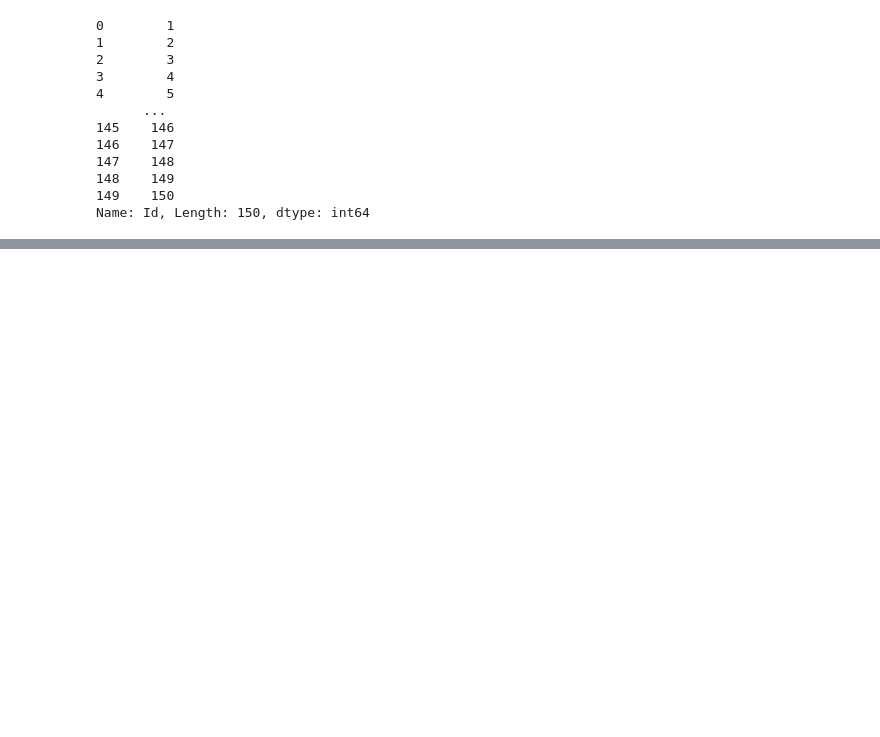
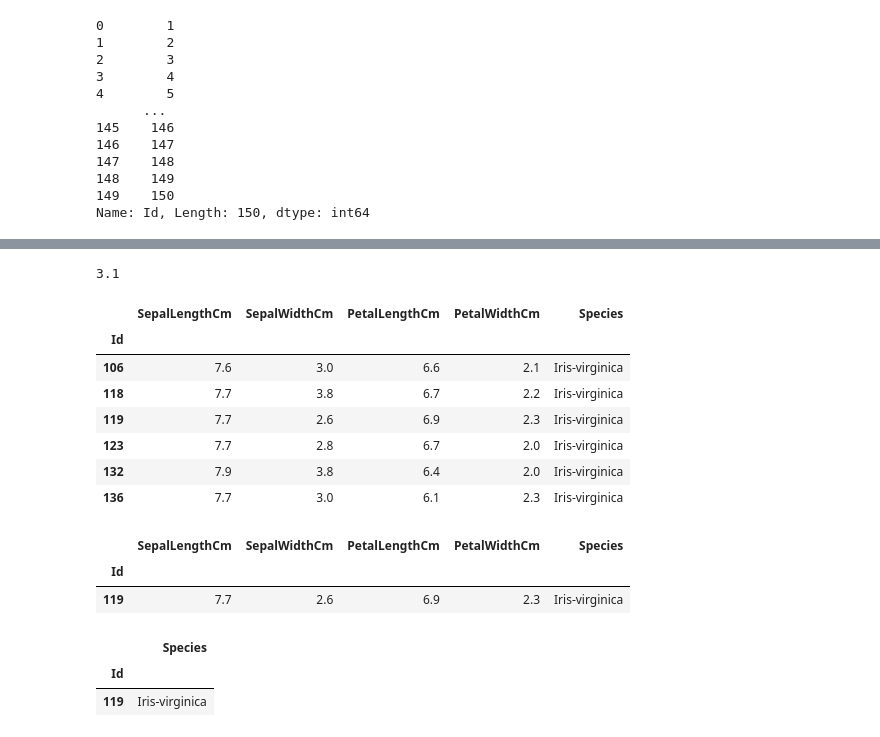
Before and after one commit to ananyakamboj/Machine-Learning, a Jupyter notebook: Dataframes.ipynb, the cells around one changed output, grey strips where cells are left out. Saved outputs shown, nothing was run; the diff lists cells and outputs as text; code cells hidden in the pictures; blank space fills up the shorter version.

```diff
--- a/Dataframes.ipynb
+++ b/Dataframes.ipynb
@@ -281,0 +351,2 @@ KeyError: (1, 3, 4)
+# %%
+df.set_index('Id',inplace=True)
@@ -281,0 +384,29 @@ KeyError: (1, 3, 4)
+# %%
+#label based indexing
+#df.loc[row,column]
+df.loc[4,'SepalWidthCm']
+# %% [output]
+3.1
+# %%
+df.loc[df['SepalLengthCm']>7.5,:]
+# %% [output]
+|  | SepalLengthCm | SepalWidthCm | PetalLengthCm | PetalWidthCm | Species |
+| Id |  |  |  |  |  |
+| 106 | 7.6 | 3.0 | 6.6 | 2.1 | Iris-virginica |
+| 118 | 7.7 | 3.8 | 6.7 | 2.2 | Iris-virginica |
+| 119 | 7.7 | 2.6 | 6.9 | 2.3 | Iris-virginica |
+| 123 | 7.7 | 2.8 | 6.7 | 2.0 | Iris-virginica |
+| 132 | 7.9 | 3.8 | 6.4 | 2.0 | Iris-virginica |
+| 136 | 7.7 | 3.0 | 6.1 | 2.3 | Iris-virginica |
+# %%
+df.loc[(df.SepalLengthCm>7.5)&(df.PetalLengthCm>6.7),:]
+# %% [output]
+|  | SepalLengthCm | SepalWidthCm | PetalLengthCm | PetalWidthCm | Species |
+| Id |  |  |  |  |  |
+| 119 | 7.7 | 2.6 | 6.9 | 2.3 | Iris-virginica |
+# %%
+df.loc[(df.SepalLengthCm>7.5)&(df.PetalLengthCm>6.7),['Species']]
+# %% [output]
+|  | Species |
+| Id |  |
+| 119 | Iris-virginica |
```
Also changed, not shown: parts of 17 cells of this notebook, 4 other files.
